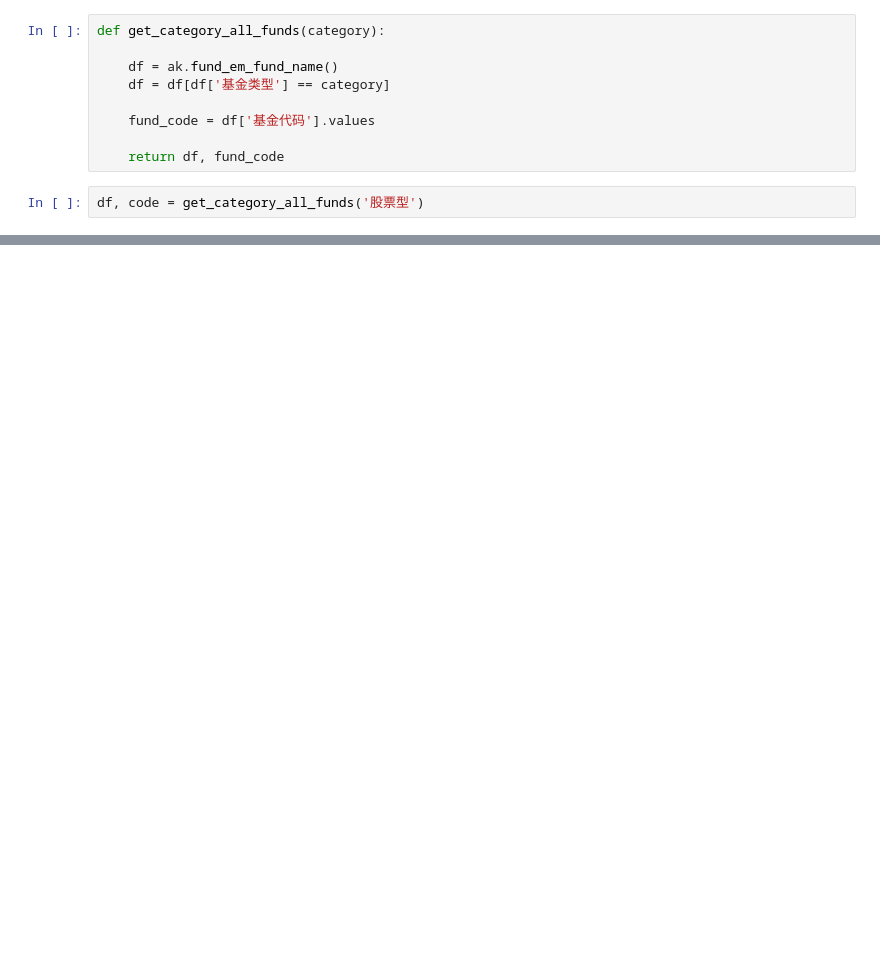
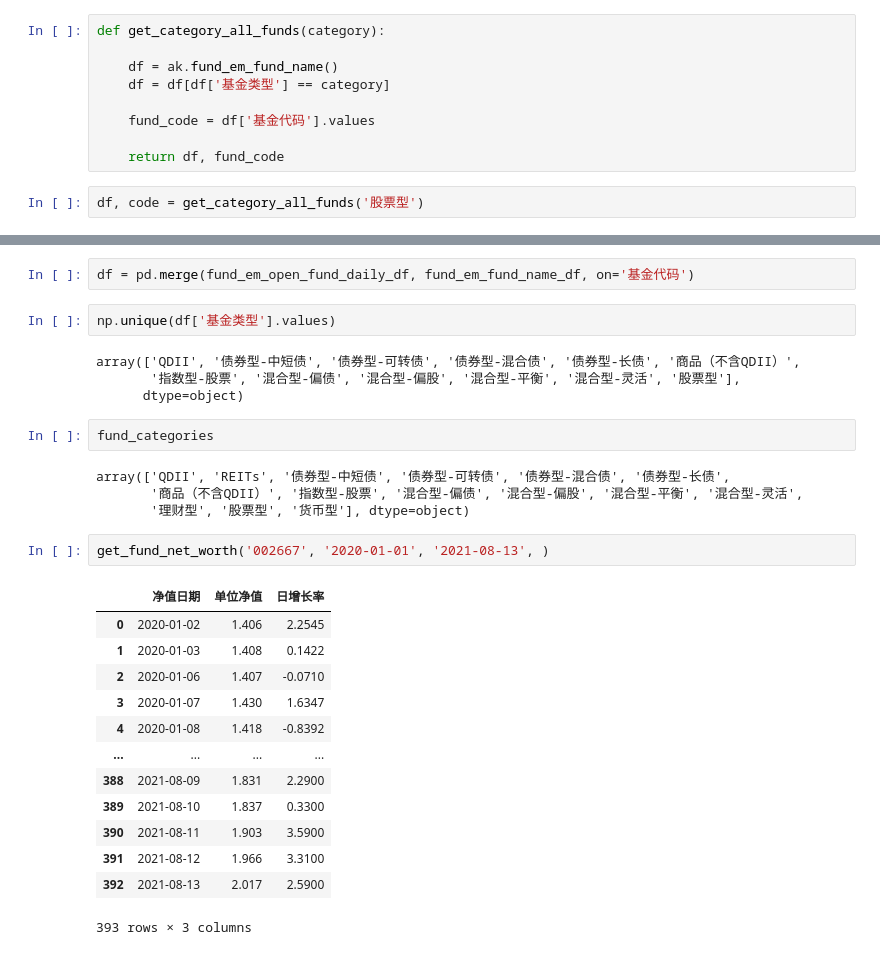
Before and after one commit to Seaaann/MyQuantReserch, a Jupyter notebook: Funds/funds basics.ipynb, the cells around one changed output, grey strips where cells are left out. Cells and saved outputs as stored; diff of their text form; blank space fills up the shorter version.

```diff
--- a/Funds/funds basics.ipynb
+++ b/Funds/funds basics.ipynb
@@ -123,0 +113,30 @@ fund_em_open_fund_daily_df
+# %%
+df = pd.merge(fund_em_open_fund_daily_df, fund_em_fund_name_df, on='基金代码')
+# %%
+np.unique(df['基金类型'].values)
+# %% [output]
+array(['QDII', '债券型-中短债', '债券型-可转债', '债券型-混合债', '债券型-长债', '商品（不含QDII）',
+       '指数型-股票', '混合型-偏债', '混合型-偏股', '混合型-平衡', '混合型-灵活', '股票型'],
+      dtype=object)
+# %%
+fund_categories
+# %% [output]
+array(['QDII', 'REITs', '债券型-中短债', '债券型-可转债', '债券型-混合债', '债券型-长债',
+       '商品（不含QDII）', '指数型-股票', '混合型-偏债', '混合型-偏股', '混合型-平衡', '混合型-灵活',
+       '理财型', '股票型', '货币型'], dtype=object)
+# %%
+get_fund_net_worth('002667', '2020-01-01', '2021-08-13', )
+# %% [output]
+|  | 净值日期 | 单位净值 | 日增长率 |
+| 0 | 2020-01-02 | 1.406 | 2.2545 |
+| 1 | 2020-01-03 | 1.408 | 0.1422 |
+| 2 | 2020-01-06 | 1.407 | -0.0710 |
+| 3 | 2020-01-07 | 1.430 | 1.6347 |
+| 4 | 2020-01-08 | 1.418 | -0.8392 |
+| ... | ... | ... | ... |
+| 388 | 2021-08-09 | 1.831 | 2.2900 |
+| 389 | 2021-08-10 | 1.837 | 0.3300 |
+| 390 | 2021-08-11 | 1.903 | 3.5900 |
+| 391 | 2021-08-12 | 1.966 | 3.3100 |
+| 392 | 2021-08-13 | 2.017 | 2.5900 |
+393 rows × 3 columns
```
Also changed, not shown: parts of 6 cells of this notebook, 1 other file.
